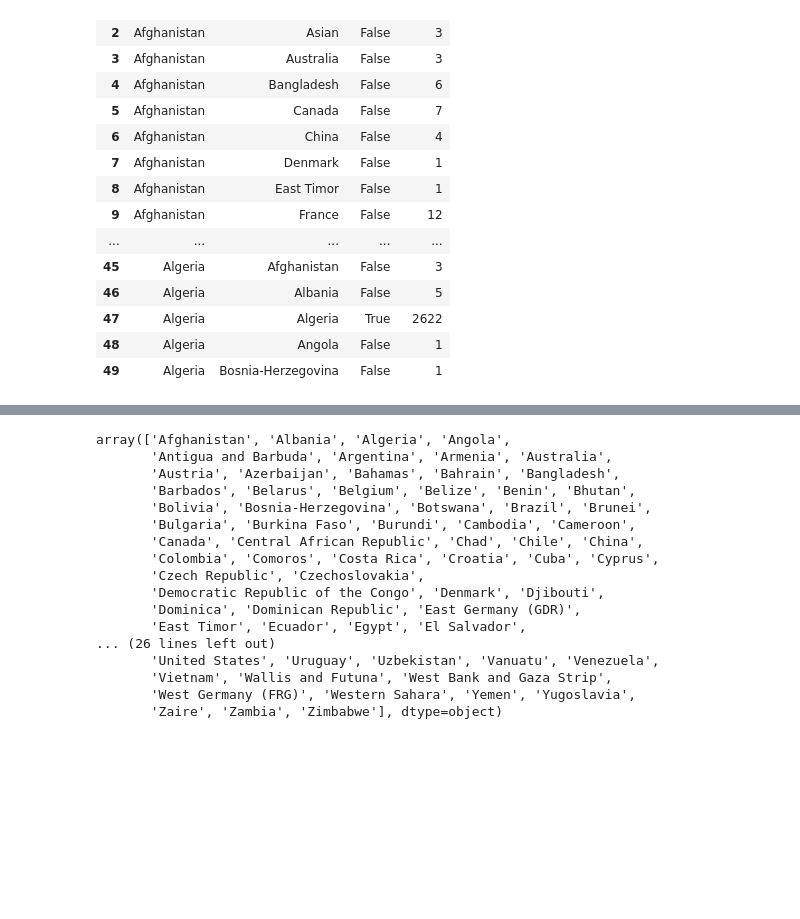
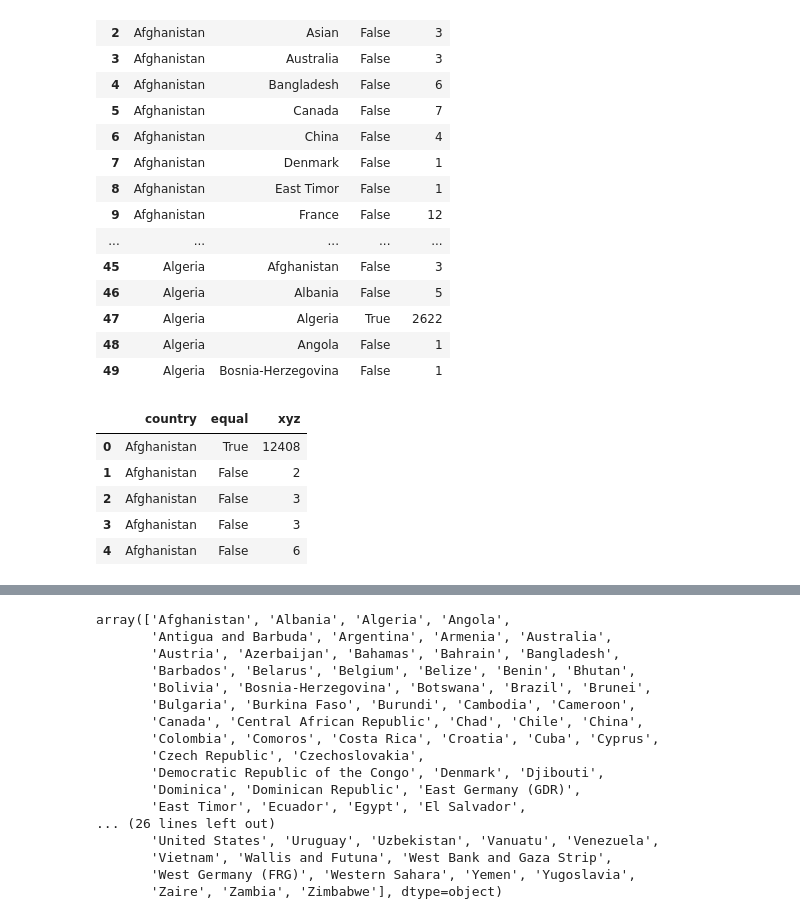
Before and after one commit to 52Godfrey/Resettling-Security-Project, a Jupyter notebook: Terrorism_data/terrorismdata.ipynb, the cells around one changed output, grey strips where cells are left out. Drawn from its saved outputs; the diff is of its cells as text; code cells hidden in the pictures; blank space fills up the shorter version.

```diff
--- a/Terrorism_data/terrorismdata.ipynb
+++ b/Terrorism_data/terrorismdata.ipynb
@@ -184,0 +171,11 @@ new_count.head(50)
+# %%
+# new_count.columns
+new_df = new_count[["country", "equal", "xyz"]]
+new_df.head()
+# %% [output]
+|  | country | equal | xyz |
+| 0 | Afghanistan | True | 12408 |
+| 1 | Afghanistan | False | 2 |
+| 2 | Afghanistan | False | 3 |
+| 3 | Afghanistan | False | 3 |
+| 4 | Afghanistan | False | 6 |
```
Also changed, not shown: parts of 5 cells of this notebook, 7 other files.
